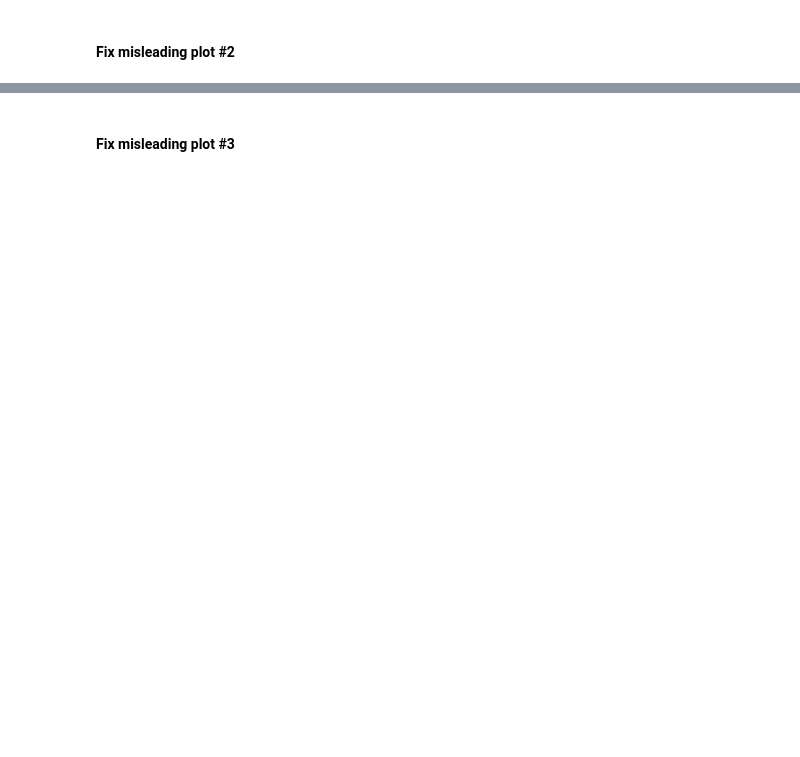
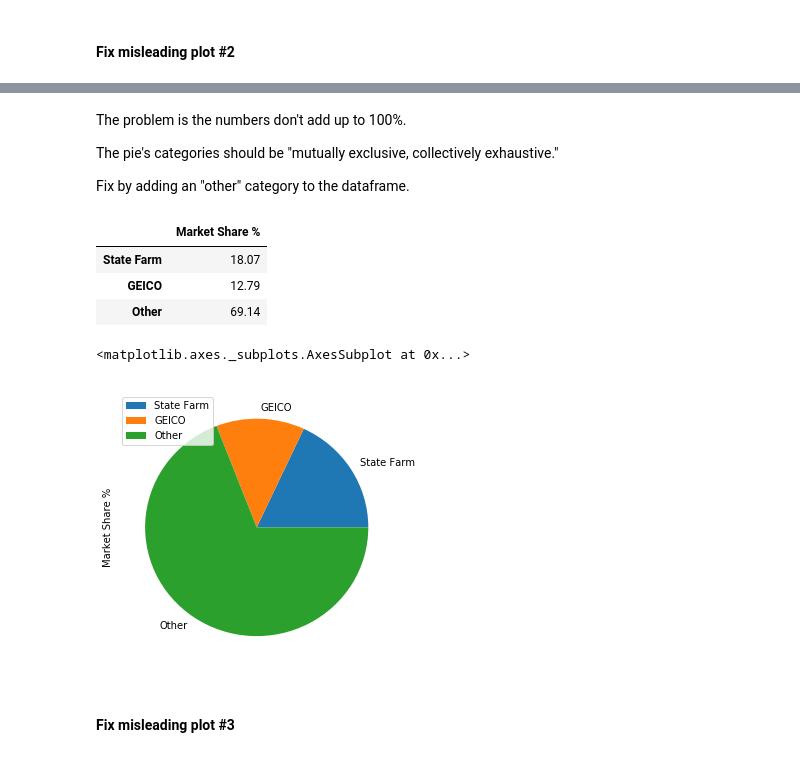
Before and after one commit to bloominstituteoftechnology/DS-Sprint-02-Storytelling-With-Data, a Jupyter notebook: module2-choose-appropriate-visualizations/LS_DS_122_Choose_appropriate_visualizations.ipynb, the cells around one changed output, grey strips where cells are left out. Drawn from its saved outputs; the diff is of its cells as text; code cells hidden in the pictures; blank space fills up the shorter version.

```diff
--- a/module2-choose-appropriate-visualizations/LS_DS_122_Choose_appropriate_visualizations.ipynb
+++ b/module2-choose-appropriate-visualizations/LS_DS_122_Choose_appropriate_visualizations.ipynb
@@ -32,3 +80,27 @@ misleading.plot2()
+# %% [markdown]
+The problem is the numbers don't add up to 100%.
+
+The pie's categories should be "mutually exclusive, collectively exhaustive."
+
+Fix by adding an "other" category to the dataframe.
+# %%
+other = pd.DataFrame(
+    index=['Other'],
+    data={'Market Share %': [100 - 18.07 - 12.79]})
+
+insurance = insurance.append(other)
+
+insurance
+# %% [output]
+|  | Market Share % |
+| State Farm | 18.07 |
+| GEICO | 12.79 |
+| Other | 69.14 |
+# %%
+insurance.plot.pie('Market Share %', figsize=(5, 5))
+# %% [output]
+<matplotlib.axes._subplots.AxesSubplot at 0x...>
+[figure, added]
 # %% [markdown]
 #### Fix misleading plot #3
 # %%
```
Also changed, not shown: parts of 49 cells of this notebook.
